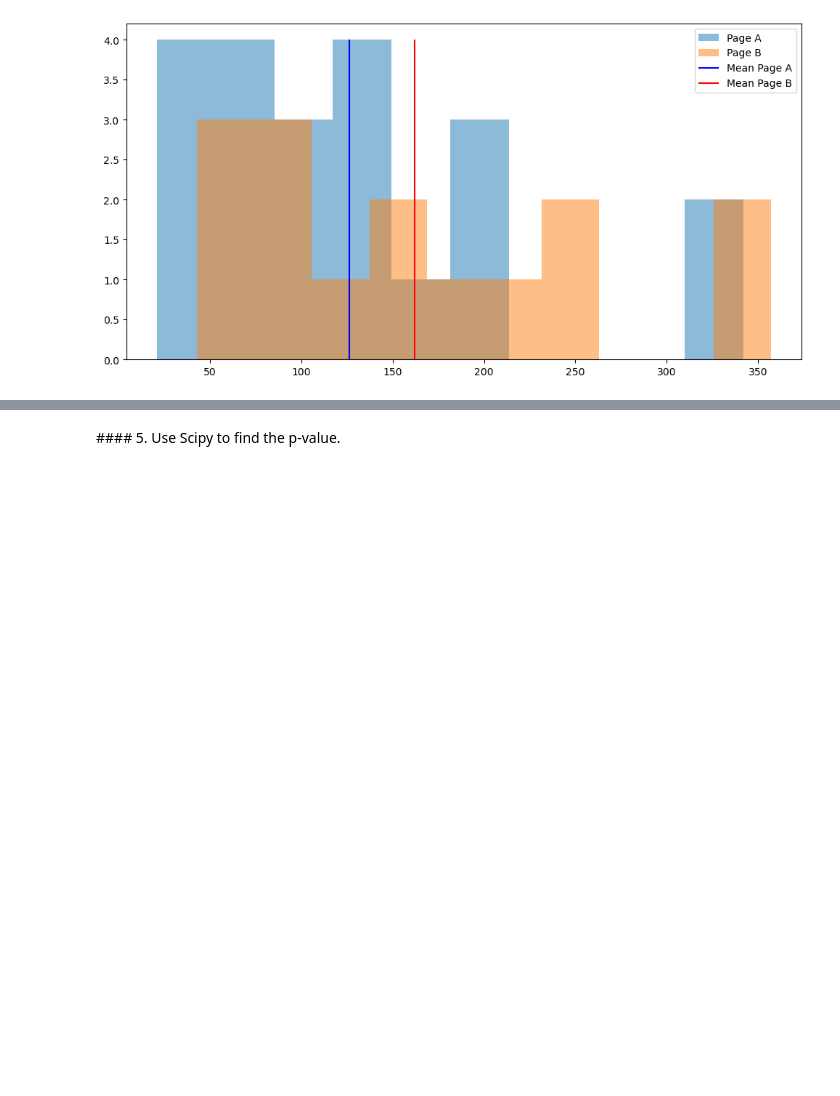
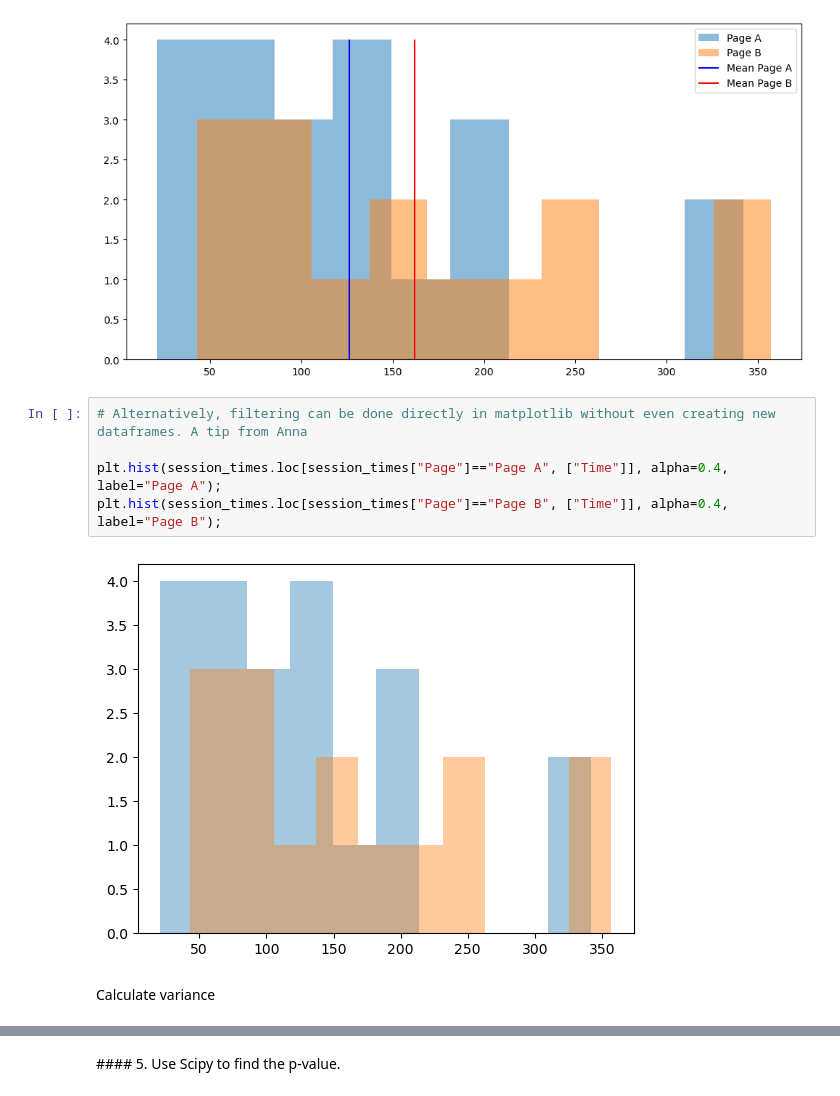
Before and after one commit to Joldon/AB-hypothesis_testing, a Jupyter notebook: 4_1__2_sample_t_test_code_along_9steps.ipynb, the cells around one changed output, grey strips where cells are left out. Cells and saved outputs as stored; diff of their text form; blank space fills up the shorter version.

```diff
--- a/4_1__2_sample_t_test_code_along_9steps.ipynb
+++ b/4_1__2_sample_t_test_code_along_9steps.ipynb
@@ -529,3 +523,12 @@ plt.legend()
 plt.show()
 # %% [output]
 [figure]
+# %%
+# Alternatively, filtering can be done directly in matplotlib without even creating new dataframes. A tip from Anna
+
+plt.hist(session_times.loc[session_times["Page"]=="Page A", ["Time"]], alpha=0.4, label="Page A");
+plt.hist(session_times.loc[session_times["Page"]=="Page B", ["Time"]], alpha=0.4, label="Page B");
+# %% [output]
+[figure, added]
+# %% [markdown]
+Calculate variance
```
Also changed, not shown: parts of 7 cells of this notebook.
